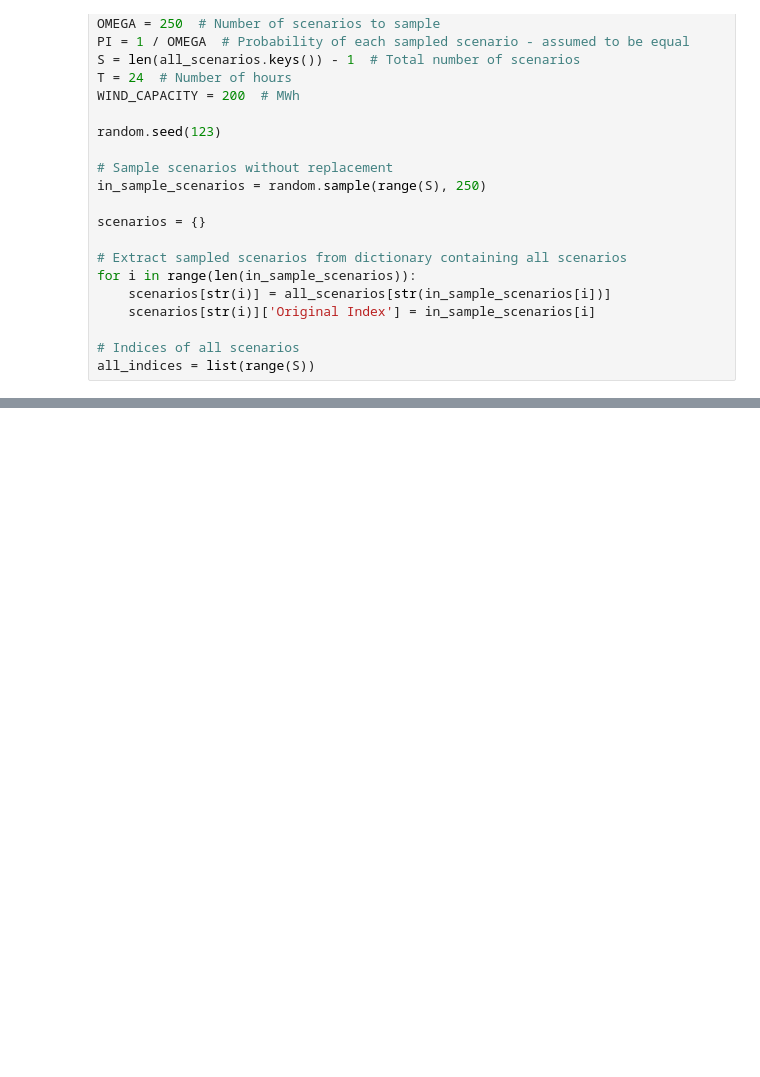
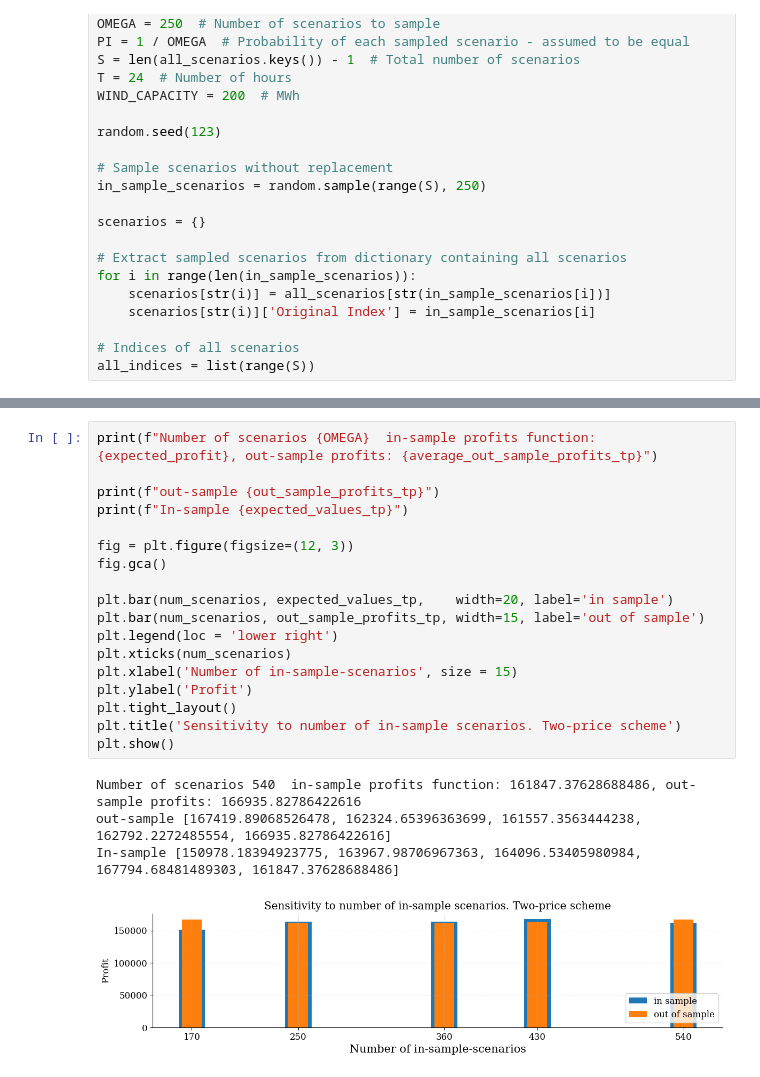
Before and after one commit to Hvid1999/46755, a Jupyter notebook: Assignment 2/task_1e.ipynb, the cells around one changed output, grey strips where cells are left out. Saved outputs shown, nothing was run; the diff lists cells and outputs as text; blank space fills up the shorter version.

```diff
--- a/Assignment 2/task_1e.ipynb
+++ b/Assignment 2/task_1e.ipynb
@@ -214,0 +229,23 @@ Solving for beta = 1.00...
+# %%
+print(f"Number of scenarios {OMEGA}  in-sample profits function: {expected_profit}, out-sample profits: {average_out_sample_profits_tp}")
+
+print(f"out-sample {out_sample_profits_tp}")
+print(f"In-sample {expected_values_tp}")
+
+fig = plt.figure(figsize=(12, 3))
+fig.gca()
+
+plt.bar(num_scenarios, expected_values_tp,    width=20, label='in sample')
+plt.bar(num_scenarios, out_sample_profits_tp, width=15, label='out of sample')
+plt.legend(loc = 'lower right')
+plt.xticks(num_scenarios)
+plt.xlabel('Number of in-sample-scenarios', size = 15)
+plt.ylabel('Profit')
+plt.tight_layout()
+plt.title('Sensitivity to number of in-sample scenarios. Two-price scheme')
+plt.show()
+# %% [output]
+Number of scenarios 540  in-sample profits function: 161847.37628688486, out-sample profits: 166935.82786422616
+out-sample [167419.89068526478, 162324.65396363699, 161557.3563444238, 162792.2272485554, 166935.82786422616]
+In-sample [150978.18394923775, 163967.98706967363, 164096.53405980984, 167794.68481489303, 161847.37628688486]
+[figure, added]
```
Also changed, not shown: parts of 5 cells of this notebook, 5 other files.
